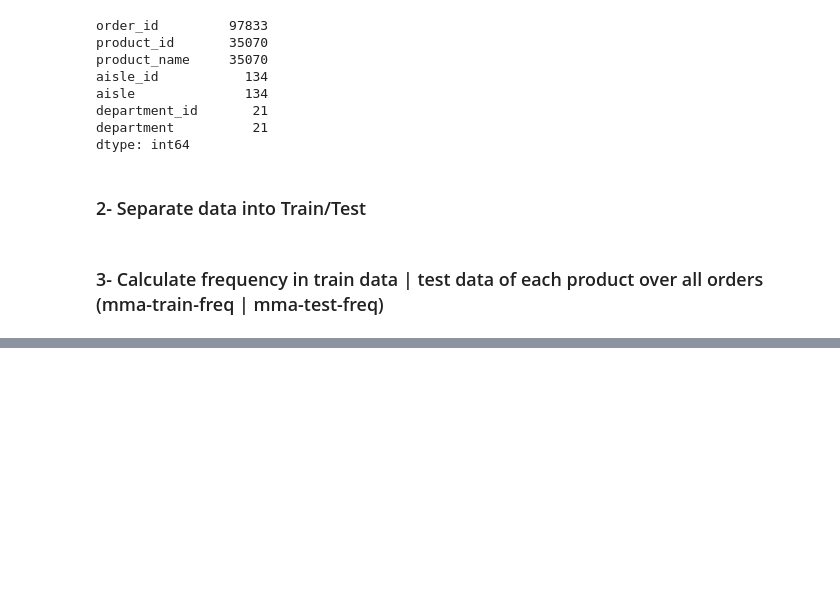
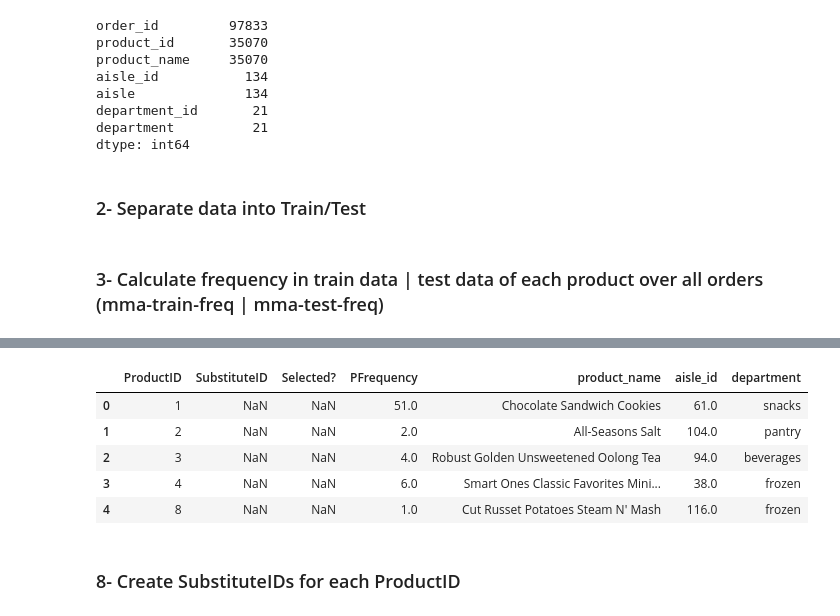
Before and after one commit to visilvestre/mma-datathon-2023, a Jupyter notebook: solution.ipynb, the cells around one changed output, grey strips where cells are left out. Cells and saved outputs as stored; diff of their text form; code cells hidden in the pictures; blank space fills up the shorter version.

```diff
--- a/solution.ipynb
+++ b/solution.ipynb
@@ -96,0 +174,13 @@ mma_test_freq = f_counts_test_df.sort_values(by=['frequency'], ascending=False)
+# %%
+# Given aisle_id and department_id are 1-1 | N-1, we can drop department_id and keep aisle_id as the lowest granularity
+solution_df.drop(columns=['order_id', 'aisle','DepartmentID', 'AisleID', 'department_id'], inplace=True)
+solution_df.head()
+# %% [output]
+|  | ProductID | SubstituteID | Selected? | PFrequency | product_name | aisle_id | department |
+| 0 | 1 | NaN | NaN | 51.0 | Chocolate Sandwich Cookies | 61.0 | snacks |
+| 1 | 2 | NaN | NaN | 2.0 | All-Seasons Salt | 104.0 | pantry |
+| 2 | 3 | NaN | NaN | 4.0 | Robust Golden Unsweetened Oolong Tea | 94.0 | beverages |
+| 3 | 4 | NaN | NaN | 6.0 | Smart Ones Classic Favorites Mini... | 38.0 | frozen |
+| 4 | 8 | NaN | NaN | 1.0 | Cut Russet Potatoes Steam N' Mash | 116.0 | frozen |
+# %% [markdown]
+### 8- Create SubstituteIDs for each ProductID
```
Also changed, not shown: parts of 19 cells of this notebook.
